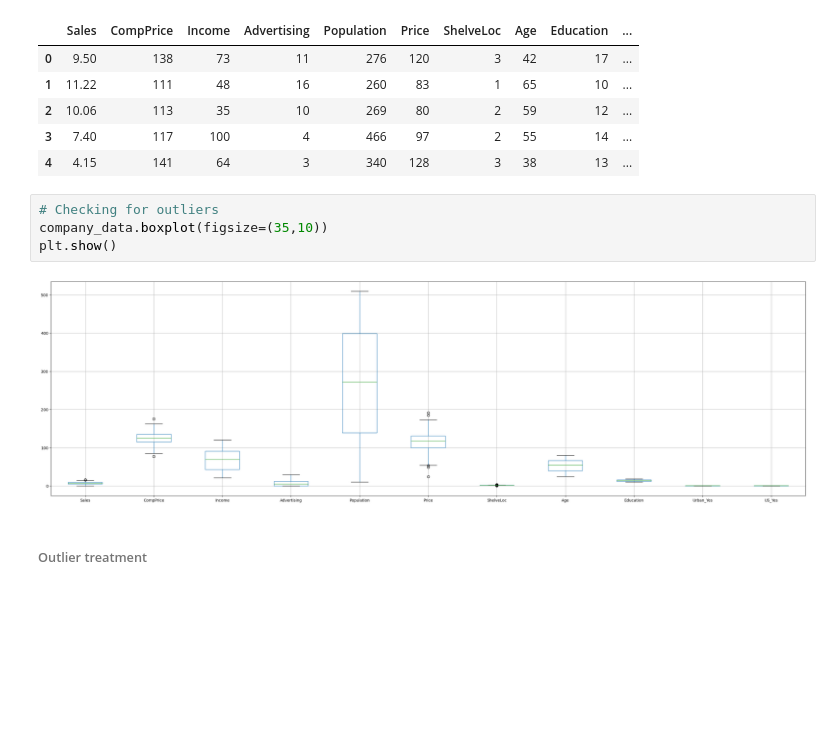
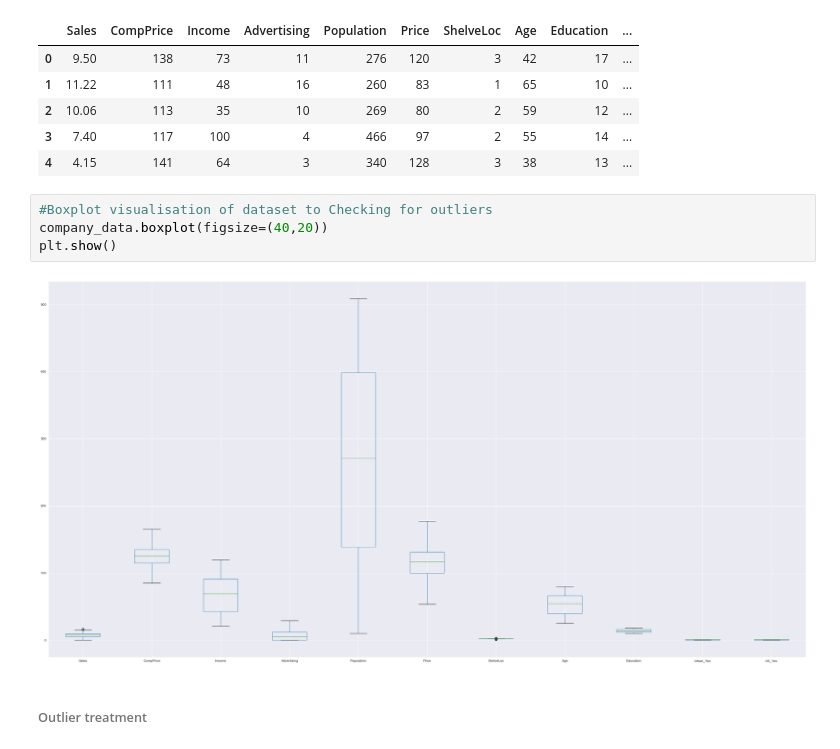
Before and after one commit to ananthu34/4902_Decision_Tree_ID3, a Jupyter notebook: Decision_Tree_Classification_ID3.ipynb, the cells around one changed output. Cells and saved outputs as stored; diff of their text form; blank space fills up the shorter version.

```diff
--- a/Decision_Tree_Classification_ID3.ipynb
+++ b/Decision_Tree_Classification_ID3.ipynb
@@ -216,11 +204,11 @@ company_data.head()
 | 3 | 7.40 | 117 | 100 | 4 | 466 | 97 | 2 | 55 | 14 | ... |
 | 4 | 4.15 | 141 | 64 | 3 | 340 | 128 | 3 | 38 | 13 | ... |
 # %%
-# Checking for outliers
-company_data.boxplot(figsize=(35,10))
+#Boxplot visualisation of dataset to Checking for outliers
+company_data.boxplot(figsize=(40,20))
 plt.show()
 # %% [output]
-[figure, old version]
+[figure, new version]
 # %% [markdown]
 ###### Outlier treatment
 # %%
```
Also changed, not shown: parts of 26 cells of this notebook.
